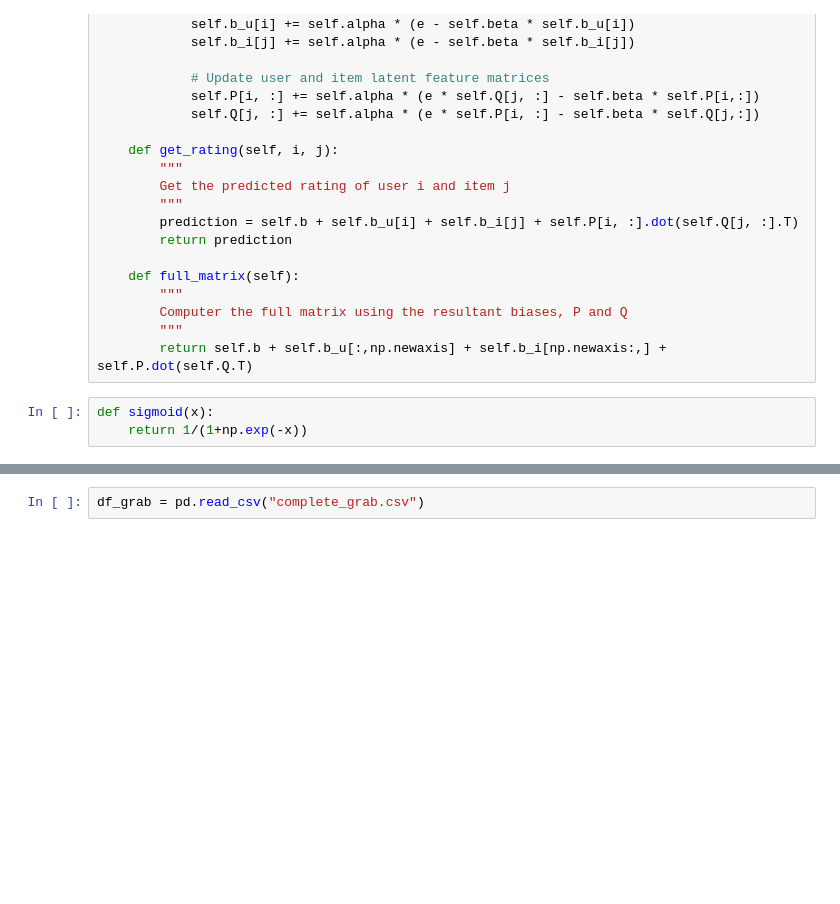
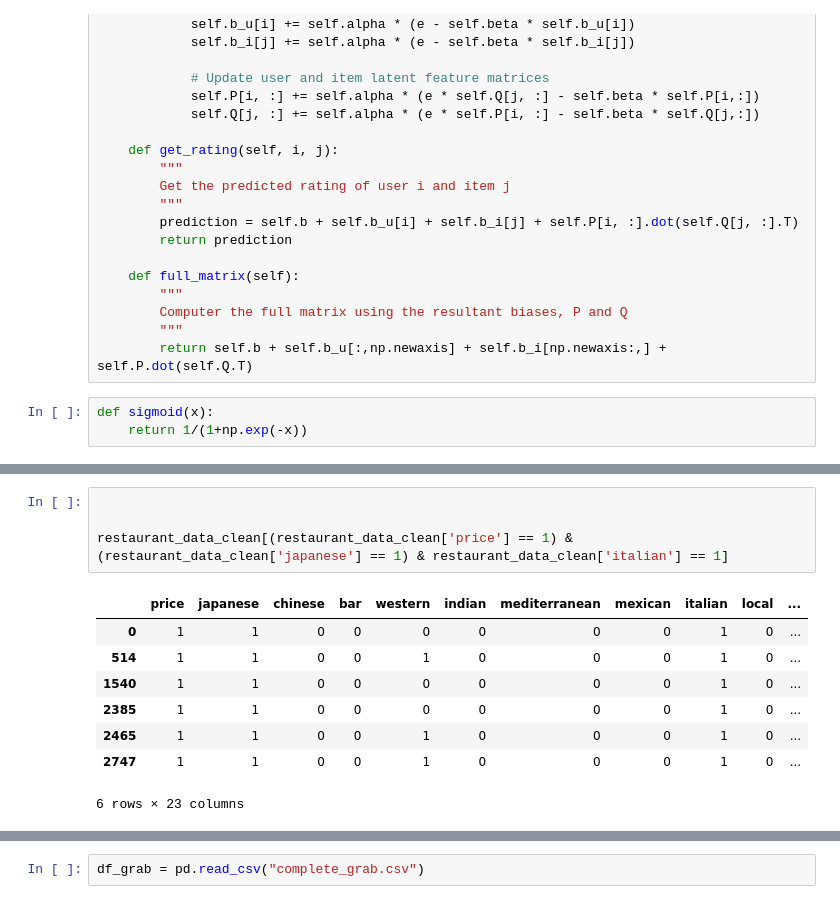
Before and after one commit to Samarth26/foodie, a Jupyter notebook: Data_Products_Recc.ipynb, the cells around one changed output, grey strips where cells are left out. Drawn from its saved outputs; the diff is of its cells as text; blank space fills up the shorter version.

```diff
--- a/Data_Products_Recc.ipynb
+++ b/Data_Products_Recc.ipynb
@@ -141,0 +382,13 @@ item_item_matrix = item_item(item)
+# %%
+
+
+restaurant_data_clean[(restaurant_data_clean['price'] == 1) & (restaurant_data_clean['japanese'] == 1) & restaurant_data_clean['italian'] == 1]
+# %% [output]
+|  | price | japanese | chinese | bar | western | indian | mediterranean | mexican | italian | local | ... |
+| 0 | 1 | 1 | 0 | 0 | 0 | 0 | 0 | 0 | 1 | 0 | ... |
+| 514 | 1 | 1 | 0 | 0 | 1 | 0 | 0 | 0 | 1 | 0 | ... |
+| 1540 | 1 | 1 | 0 | 0 | 0 | 0 | 0 | 0 | 1 | 0 | ... |
+| 2385 | 1 | 1 | 0 | 0 | 0 | 0 | 0 | 0 | 1 | 0 | ... |
+| 2465 | 1 | 1 | 0 | 0 | 1 | 0 | 0 | 0 | 1 | 0 | ... |
+| 2747 | 1 | 1 | 0 | 0 | 1 | 0 | 0 | 0 | 1 | 0 | ... |
+6 rows × 23 columns
```
Also changed, not shown: parts of 53 cells of this notebook, 9 other files.
